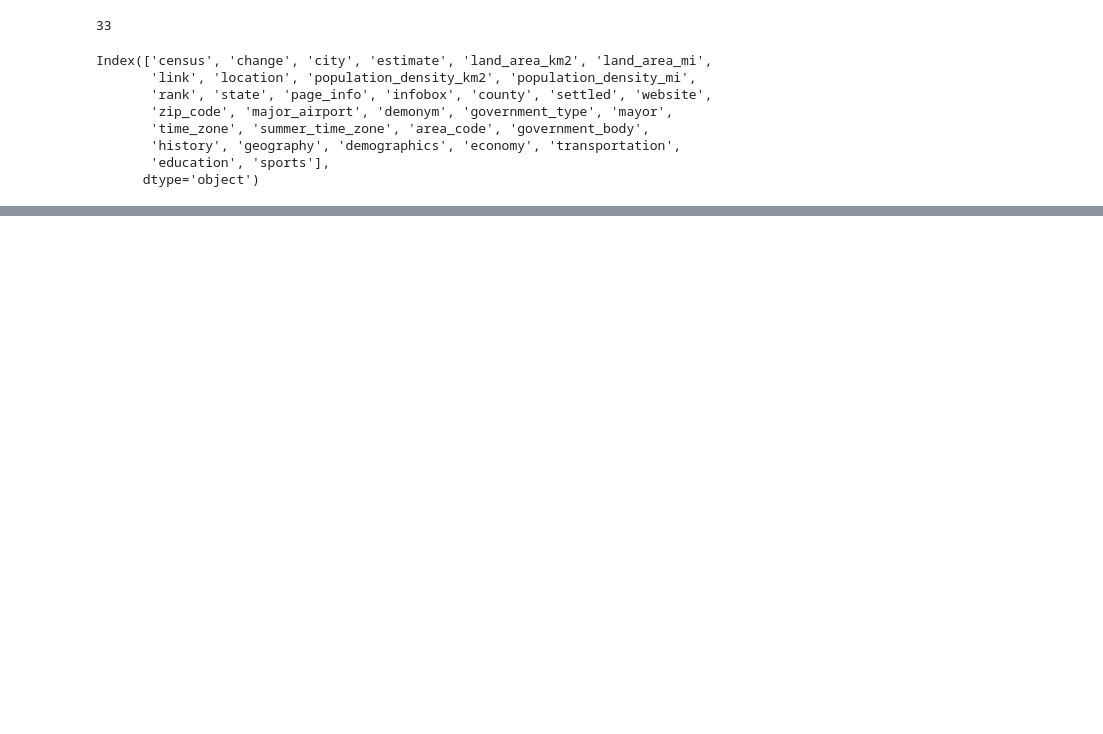
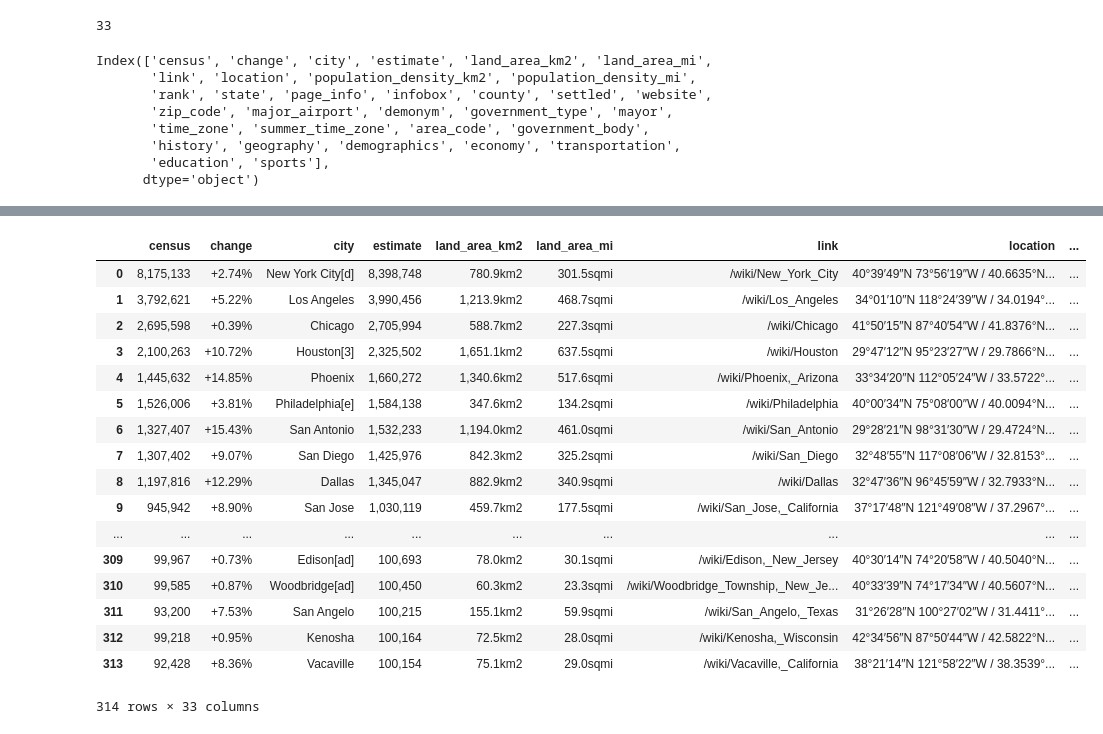
Before and after one commit to saloni-somaiya/City_Scrapper, a Jupyter notebook: scrap.ipynb, the cells around one changed output, grey strips where cells are left out. Cells and saved outputs as stored; diff of their text form; code cells hidden in the pictures; blank space fills up the shorter version.

```diff
--- a/scrap.ipynb
+++ b/scrap.ipynb
@@ -250,2 +232,23 @@ df = df.drop(["infobox","page_info"],axis=1)
 # %%
 df.to_csv("big.csv",index = False)
+# %%
+pd.read_csv("big.csv")
+# %% [output]
+|  | census | change | city | estimate | land_area_km2 | land_area_mi | link | location | ... |
+| 0 | 8,175,133 | +2.74% | New York City[d] | 8,398,748 | 780.9km2 | 301.5sqmi | /wiki/New_York_City | 40°39′49″N 73°56′19″W / 40.6635°N... | ... |
+| 1 | 3,792,621 | +5.22% | Los Angeles | 3,990,456 | 1,213.9km2 | 468.7sqmi | /wiki/Los_Angeles | 34°01′10″N 118°24′39″W / 34.0194°... | ... |
+| 2 | 2,695,598 | +0.39% | Chicago | 2,705,994 | 588.7km2 | 227.3sqmi | /wiki/Chicago | 41°50′15″N 87°40′54″W / 41.8376°N... | ... |
+| 3 | 2,100,263 | +10.72% | Houston[3] | 2,325,502 | 1,651.1km2 | 637.5sqmi | /wiki/Houston | 29°47′12″N 95°23′27″W / 29.7866°N... | ... |
+| 4 | 1,445,632 | +14.85% | Phoenix | 1,660,272 | 1,340.6km2 | 517.6sqmi | /wiki/Phoenix,_Arizona | 33°34′20″N 112°05′24″W / 33.5722°... | ... |
+| 5 | 1,526,006 | +3.81% | Philadelphia[e] | 1,584,138 | 347.6km2 | 134.2sqmi | /wiki/Philadelphia | 40°00′34″N 75°08′00″W / 40.0094°N... | ... |
+| 6 | 1,327,407 | +15.43% | San Antonio | 1,532,233 | 1,194.0km2 | 461.0sqmi | /wiki/San_Antonio | 29°28′21″N 98°31′30″W / 29.4724°N... | ... |
+| 7 | 1,307,402 | +9.07% | San Diego | 1,425,976 | 842.3km2 | 325.2sqmi | /wiki/San_Diego | 32°48′55″N 117°08′06″W / 32.8153°... | ... |
+| 8 | 1,197,816 | +12.29% | Dallas | 1,345,047 | 882.9km2 | 340.9sqmi | /wiki/Dallas | 32°47′36″N 96°45′59″W / 32.7933°N... | ... |
+| 9 | 945,942 | +8.90% | San Jose | 1,030,119 | 459.7km2 | 177.5sqmi | /wiki/San_Jose,_California | 37°17′48″N 121°49′08″W / 37.2967°... | ... |
+| ... | ... | ... | ... | ... | ... | ... | ... | ... | ... |
+| 309 | 99,967 | +0.73% | Edison[ad] | 100,693 | 78.0km2 | 30.1sqmi | /wiki/Edison,_New_Jersey | 40°30′14″N 74°20′58″W / 40.5040°N... | ... |
+| 310 | 99,585 | +0.87% | Woodbridge[ad] | 100,450 | 60.3km2 | 23.3sqmi | /wiki/Woodbridge_Township,_New_Je... | 40°33′39″N 74°17′34″W / 40.5607°N... | ... |
+| 311 | 93,200 | +7.53% | San Angelo | 100,215 | 155.1km2 | 59.9sqmi | /wiki/San_Angelo,_Texas | 31°26′28″N 100°27′02″W / 31.4411°... | ... |
+| 312 | 99,218 | +0.95% | Kenosha | 100,164 | 72.5km2 | 28.0sqmi | /wiki/Kenosha,_Wisconsin | 42°34′56″N 87°50′44″W / 42.5822°N... | ... |
+| 313 | 92,428 | +8.36% | Vacaville | 100,154 | 75.1km2 | 29.0sqmi | /wiki/Vacaville,_California | 38°21′14″N 121°58′22″W / 38.3539°... | ... |
+314 rows × 33 columns
```
Also changed, not shown: parts of 13 cells of this notebook.
